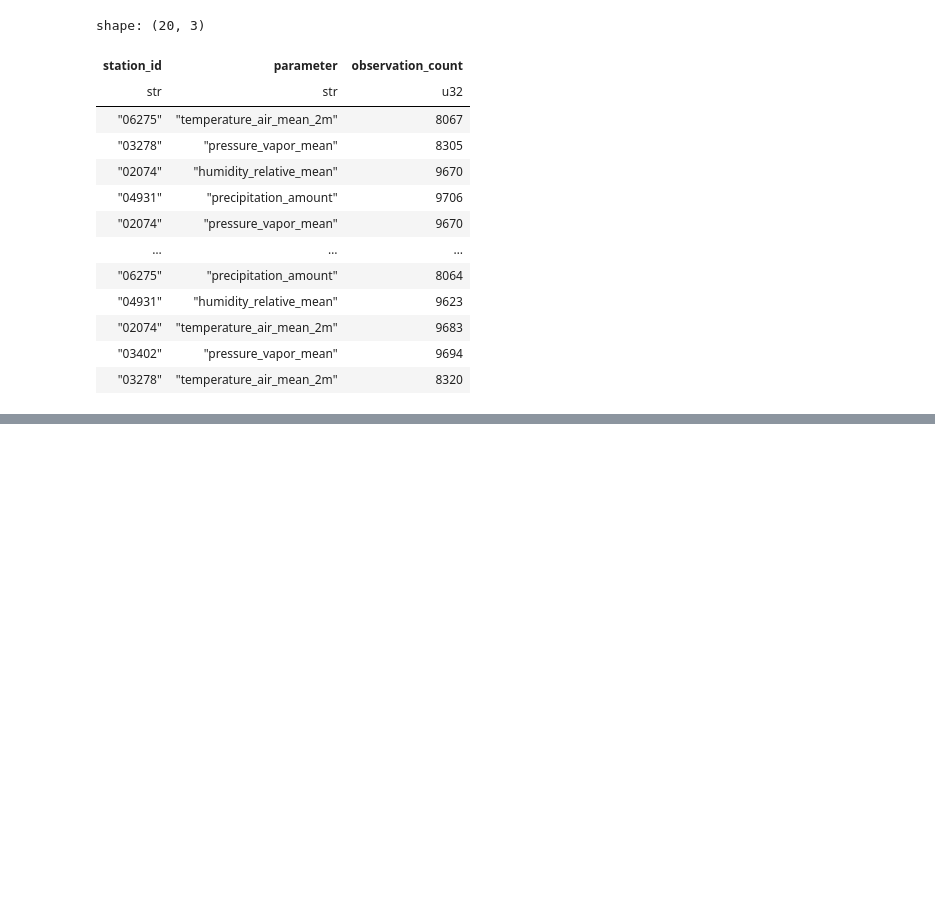
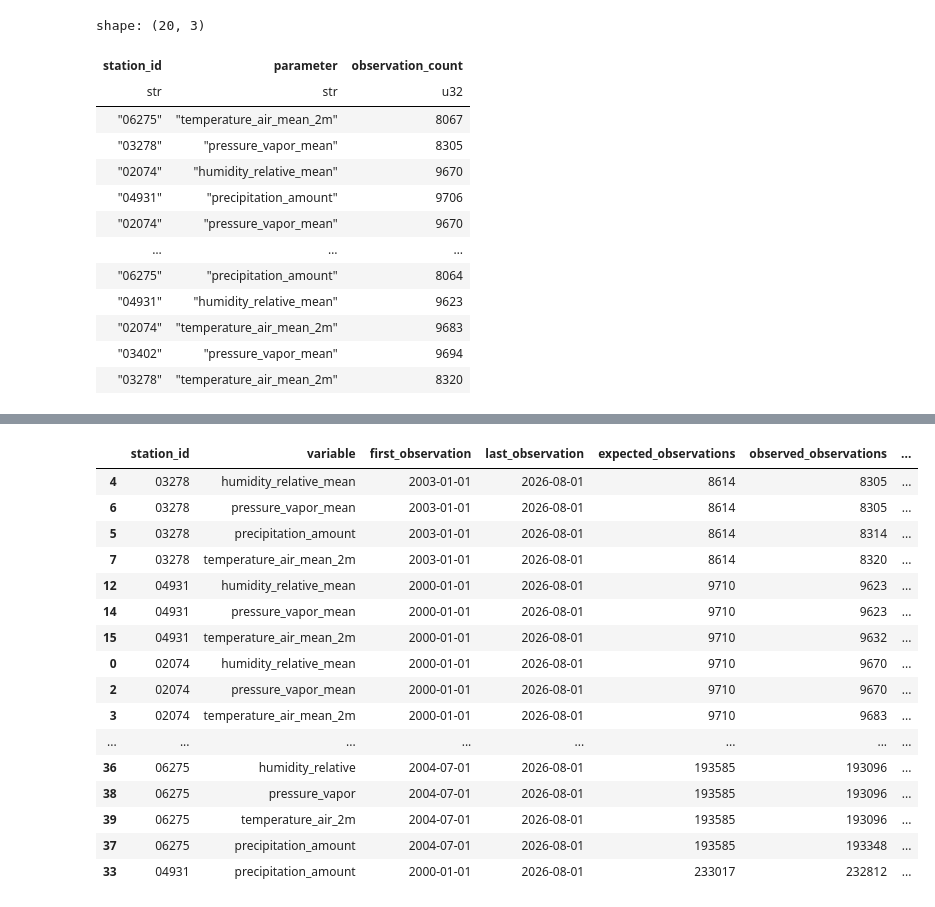
Before and after one commit to kessikessi/DS500_Neckpred, a Jupyter notebook: code/dwd_api.ipynb, the cells around one changed output, grey strips where cells are left out. Cells and saved outputs as stored; diff of their text form; code cells hidden in the pictures; blank space fills up the shorter version.

```diff
--- a/code/dwd_api.ipynb
+++ b/code/dwd_api.ipynb
@@ -96,0 +97,79 @@ shape: (15, 3)
+# %%
+# Missingness is measured against a regular expected time grid because the API export contains observed rows only.
+import matplotlib.pyplot as plt
+from pathlib import Path
+OUT_DIR = Path("../out")
+OUT_DIR.mkdir(exist_ok=True)
+
+def missingness_analysis(path, frequency, variables):
+    data = pd.read_csv(path, parse_dates=["timestamp"])
+    data["station_id"] = data["station_id"].astype(str).str.zfill(5)
+    long = data.melt(id_vars=["station_id", "timestamp"], value_vars=variables, var_name="variable", value_name="value")
+    summaries, monthly = [], []
+    for (station, variable), group in long.groupby(["station_id", "variable"]):
+        observed = pd.DatetimeIndex(group.loc[group["value"].notna(), "timestamp"].unique()).sort_values()
+        if not len(observed):
+            continue
+        expected = pd.date_range(observed.min(), observed.max(), freq=frequency)
+        present = pd.Series(expected.isin(observed), index=expected)
+        missing = ~present
+        runs = missing.groupby(missing.ne(missing.shift()).cumsum()).sum()
+        gaps = runs[runs > 0]
+        summaries.append({"station_id": station, "variable": variable, "first_observation": observed.min(), "last_observation": observed.max(), "expected_observations": len(expected), "observed_observations": int(present.sum()), "missing_observations": int(missing.sum()), "missing_percent": 100 * missing.mean(), "missing_periods": len(gaps), "longest_missing_periods": int(gaps.max()) if len(gaps) else 0, "frequency": frequency})
+        frame = pd.DataFrame({"timestamp": expected, "observed": present.to_numpy()})
+        frame["month"] = frame["timestamp"].dt.to_period("M").dt.to_timestamp()
+        frame = frame.groupby("month", as_index=False)["observed"].mean()
+        frame["station_id"], frame["variable"] = station, variable
+        monthly.append(frame)
+    return pd.DataFrame(summaries), pd.concat(monthly, ignore_index=True)
+
+daily_summary, daily_monthly = missingness_analysis("../data/intermediate/weather_data_daily_2000_2026.csv", "D", ["temperature_air_mean_2m", "precipitation_amount", "humidity_relative_mean", "pressure_vapor_mean"])
+hourly_summary, hourly_monthly = missingness_analysis("../data/intermediate/weather_data_hourly_2000_2026.csv", "h", ["temperature_air_2m", "precipitation_amount", "humidity_relative", "pressure_vapor"])
+missing_summary = pd.concat([daily_summary, hourly_summary], ignore_index=True)
+missing_summary.to_csv(OUT_DIR / "weather_missingness_summary.csv", index=False)
+daily_summary.to_csv(OUT_DIR / "weather_daily_missingness_summary.csv", index=False)
+hourly_summary.to_csv(OUT_DIR / "weather_hourly_missingness_summary.csv", index=False)
+
+def missingness_heatmap(summary, title, filename):
+    table = summary.pivot(index="variable", columns="station_id", values="missing_percent")
+    fig, axis = plt.subplots(figsize=(10, 4.5))
+    image = axis.imshow(table, cmap="YlOrRd", vmin=0, vmax=max(1, table.to_numpy().max()), aspect="auto")
+    axis.set(title=title, xlabel="Station", ylabel="Variable", xticks=range(len(table.columns)), xticklabels=table.columns, yticks=range(len(table.index)), yticklabels=table.index)
+    for row in range(table.shape[0]):
+        for col in range(table.shape[1]):
+            axis.text(col, row, f"{table.iloc[row, col]:.1f}%", ha="center", va="center", fontsize=8)
+    fig.colorbar(image, ax=axis, label="Missing observations (%)")
+    fig.tight_layout(); fig.savefig(OUT_DIR / filename, dpi=180, bbox_inches="tight"); plt.close(fig)
+
+def completeness_heatmap(monthly, title, filename):
+    table = (monthly.assign(observed=100 * monthly["observed"]).groupby(["station_id", "month"], as_index=False)["observed"].mean().pivot(index="station_id", columns="month", values="observed"))
+    fig, axis = plt.subplots(figsize=(15, 3.5))
+    image = axis.imshow(table, cmap="RdYlGn", vmin=0, vmax=100, aspect="auto", interpolation="nearest")
+    step = max(1, len(table.columns) // 12); ticks = range(0, len(table.columns), step)
+    axis.set(title=title, xlabel="Month", ylabel="Station", xticks=ticks, xticklabels=[table.columns[i].strftime("%Y-%m") for i in ticks], yticks=range(len(table.index)), yticklabels=table.index)
+    axis.tick_params(axis="x", rotation=45); fig.colorbar(image, ax=axis, label="Observed data (%)")
+    fig.tight_layout(); fig.savefig(OUT_DIR / filename, dpi=180, bbox_inches="tight"); plt.close(fig)
+
+missingness_heatmap(hourly_summary, "Hourly weather missingness", "weather_hourly_missingness_heatmap.png")
+missingness_heatmap(daily_summary, "Daily weather missingness", "weather_daily_missingness_heatmap.png")
+completeness_heatmap(hourly_monthly, "Hourly weather completeness by month", "weather_hourly_completeness_by_month.png")
+completeness_heatmap(daily_monthly, "Daily weather completeness by month", "weather_daily_completeness_by_month.png")
+display(missing_summary.sort_values(["frequency", "missing_percent"], ascending=[True, False]))
+# %% [output]
+|  | station_id | variable | first_observation | last_observation | expected_observations | observed_observations | ... |
+| 4 | 03278 | humidity_relative_mean | 2003-01-01 | 2026-08-01 | 8614 | 8305 | ... |
+| 6 | 03278 | pressure_vapor_mean | 2003-01-01 | 2026-08-01 | 8614 | 8305 | ... |
+| 5 | 03278 | precipitation_amount | 2003-01-01 | 2026-08-01 | 8614 | 8314 | ... |
+| 7 | 03278 | temperature_air_mean_2m | 2003-01-01 | 2026-08-01 | 8614 | 8320 | ... |
+| 12 | 04931 | humidity_relative_mean | 2000-01-01 | 2026-08-01 | 9710 | 9623 | ... |
+| 14 | 04931 | pressure_vapor_mean | 2000-01-01 | 2026-08-01 | 9710 | 9623 | ... |
+| 15 | 04931 | temperature_air_mean_2m | 2000-01-01 | 2026-08-01 | 9710 | 9632 | ... |
+| 0 | 02074 | humidity_relative_mean | 2000-01-01 | 2026-08-01 | 9710 | 9670 | ... |
+| 2 | 02074 | pressure_vapor_mean | 2000-01-01 | 2026-08-01 | 9710 | 9670 | ... |
+| 3 | 02074 | temperature_air_mean_2m | 2000-01-01 | 2026-08-01 | 9710 | 9683 | ... |
+| ... | ... | ... | ... | ... | ... | ... | ... |
+| 36 | 06275 | humidity_relative | 2004-07-01 | 2026-08-01 | 193585 | 193096 | ... |
+| 38 | 06275 | pressure_vapor | 2004-07-01 | 2026-08-01 | 193585 | 193096 | ... |
+| 39 | 06275 | temperature_air_2m | 2004-07-01 | 2026-08-01 | 193585 | 193096 | ... |
+| 37 | 06275 | precipitation_amount | 2004-07-01 | 2026-08-01 | 193585 | 193348 | ... |
+| 33 | 04931 | precipitation_amount | 2000-01-01 | 2026-08-01 | 233017 | 232812 | ... |
```
Also changed, not shown: parts of 2 cells of this notebook, 19 other files.
